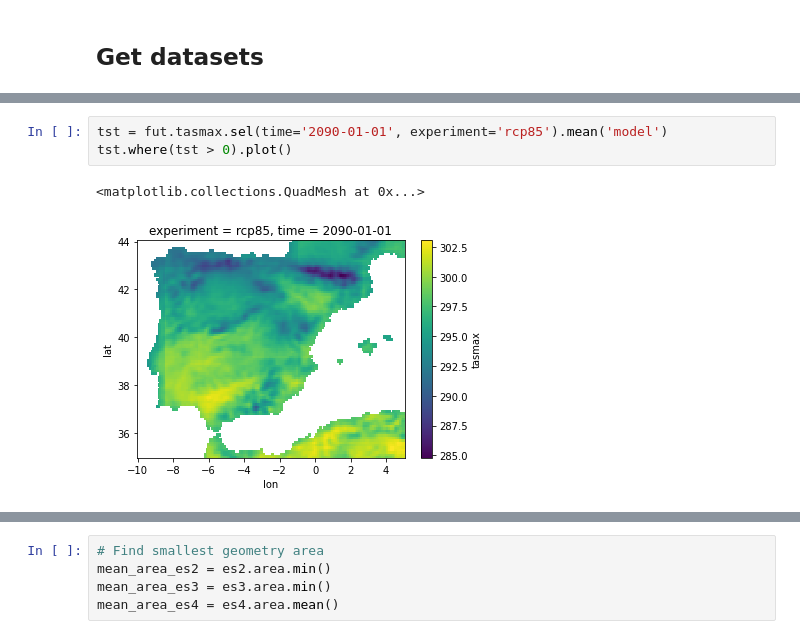
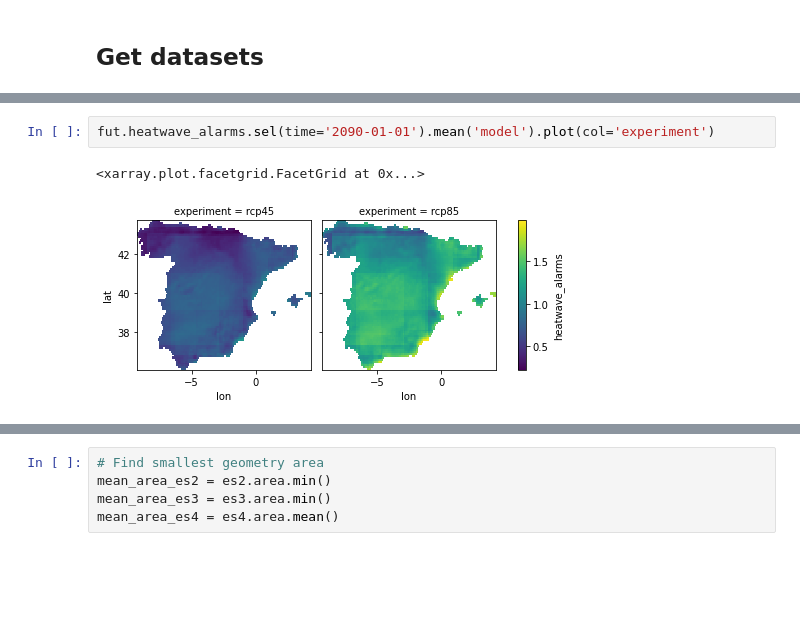
Before and after one commit to Vizzuality/copernicus-climate-data, a Jupyter notebook: prepare_zonal_stats.ipynb, the cells around one changed output, grey strips where cells are left out. Drawn from its saved outputs; the diff is of its cells as text; blank space fills up the shorter version.

```diff
--- a/prepare_zonal_stats.ipynb
+++ b/prepare_zonal_stats.ipynb
@@ -618,9 +694,8 @@ Wall time: 651 ms
 # %%
-tst = fut.tasmax.sel(time='2090-01-01', experiment='rcp85').mean('model')
-tst.where(tst > 0).plot()
+fut.heatwave_alarms.sel(time='2090-01-01').mean('model').plot(col='experiment')
 # %% [output]
-<matplotlib.collections.QuadMesh at 0x...>
+<xarray.plot.facetgrid.FacetGrid at 0x...>
-[figure, old version]
+[figure, new version]
 # %%
 %%time
 gda = get_cached_remote_zarr(group = 'nuts-2016-lau-2018', root = "copernicus-climate/european-nuts-lau-geometries.zarr")
```
Also changed, not shown: parts of 43 cells of this notebook.
